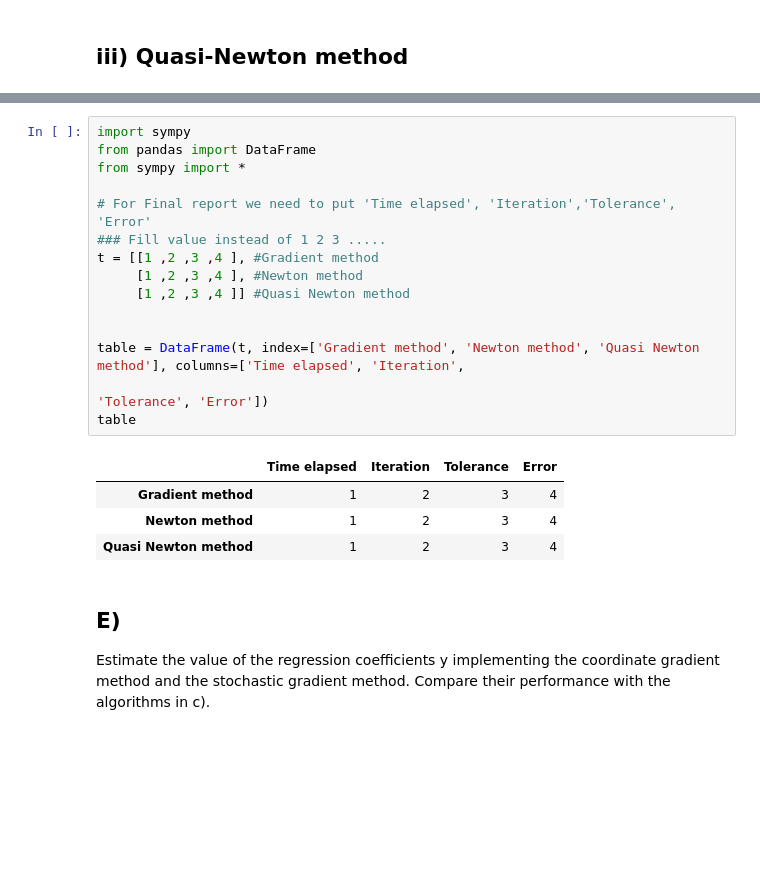
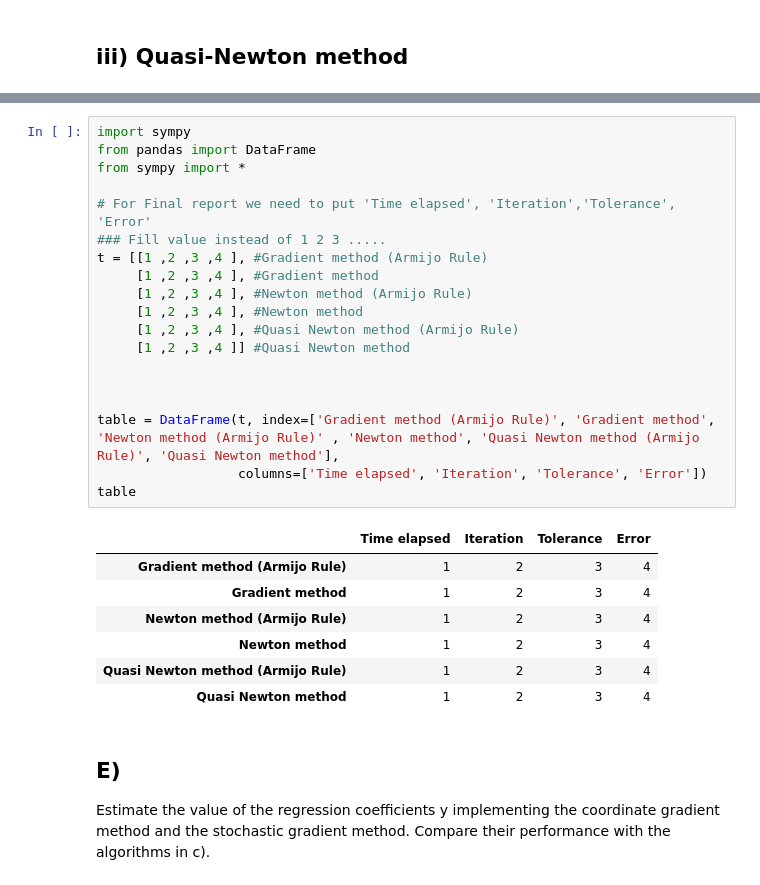
Before and after one commit to P-Mercator/Optimization_for_large-scale_data, a Jupyter notebook: 3rd Assignment.ipynb, the cells around one changed output, grey strips where cells are left out. Saved outputs shown, nothing was run; the diff lists cells and outputs as text; blank space fills up the shorter version.

```diff
--- a/3rd Assignment.ipynb
+++ b/3rd Assignment.ipynb
@@ -546,22 +726,29 @@ print('error=',np.linalg.norm(np.transpose(beta_ls_exact)-beta_quasi,ord=2)/np.l
 # %%
 import sympy
 from pandas import DataFrame
 from sympy import *
 
 # For Final report we need to put 'Time elapsed', 'Iteration','Tolerance', 'Error'
 ### Fill value instead of 1 2 3 .....
-t = [[1 ,2 ,3 ,4 ], #Gradient method
+t = [[1 ,2 ,3 ,4 ], #Gradient method (Armijo Rule)
+     [1 ,2 ,3 ,4 ], #Gradient method
+     [1 ,2 ,3 ,4 ], #Newton method (Armijo Rule)
      [1 ,2 ,3 ,4 ], #Newton method
+     [1 ,2 ,3 ,4 ], #Quasi Newton method (Armijo Rule)
      [1 ,2 ,3 ,4 ]] #Quasi Newton method
 
 
-table = DataFrame(t, index=['Gradient method', 'Newton method', 'Quasi Newton method'], columns=['Time elapsed', 'Iteration',
-                                                                                                 'Tolerance', 'Error'])
+
+table = DataFrame(t, index=['Gradient method (Armijo Rule)', 'Gradient method', 'Newton method (Armijo Rule)' , 'Newton method', 'Quasi Newton method (Armijo Rule)', 'Quasi Newton method'],
+                  columns=['Time elapsed', 'Iteration', 'Tolerance', 'Error'])
 table
 # %% [output]
 |  | Time elapsed | Iteration | Tolerance | Error |
+| Gradient method (Armijo Rule) | 1 | 2 | 3 | 4 |
 | Gradient method | 1 | 2 | 3 | 4 |
+| Newton method (Armijo Rule) | 1 | 2 | 3 | 4 |
 | Newton method | 1 | 2 | 3 | 4 |
+| Quasi Newton method (Armijo Rule) | 1 | 2 | 3 | 4 |
 | Quasi Newton method | 1 | 2 | 3 | 4 |
 # %% [markdown]
 ## E)
```
Also changed, not shown: parts of 8 cells of this notebook.
